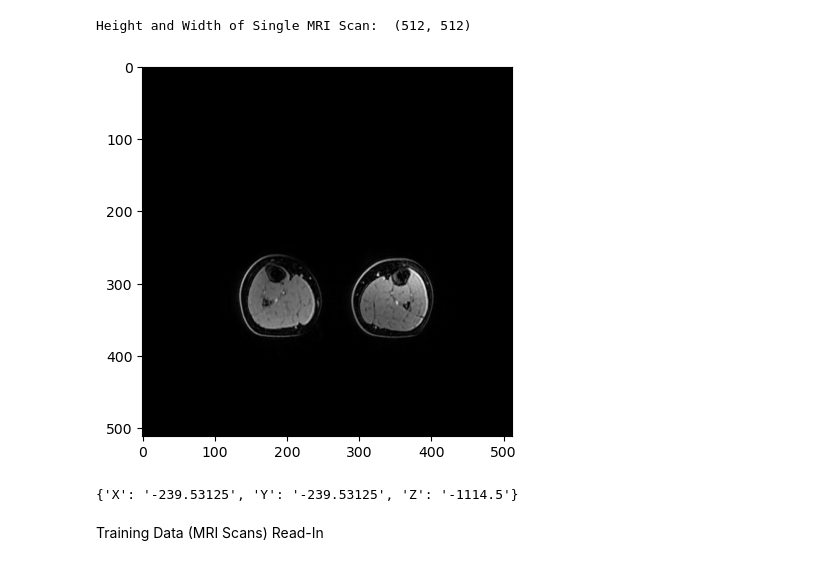
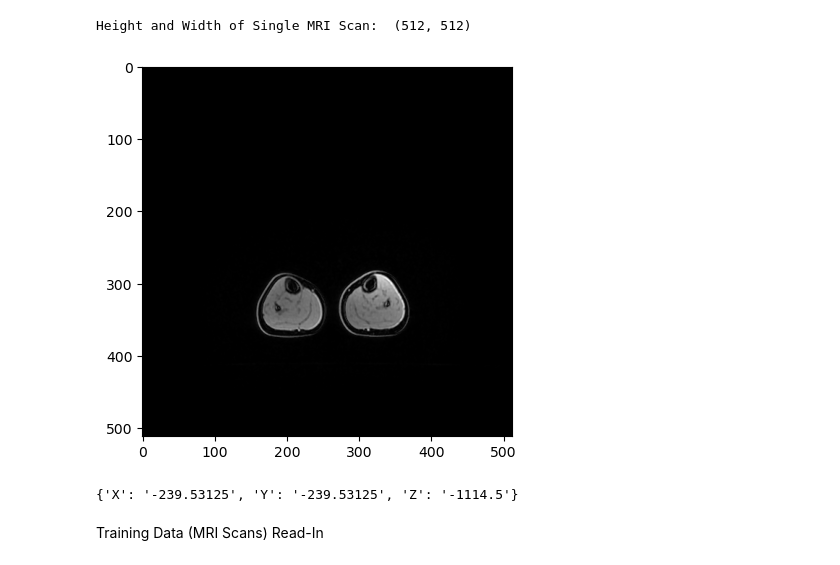
Before and after one commit to asif-jc/H-DenseUNet-CNN, a Jupyter notebook: H-DenseUNet-Mask.ipynb, the cells around one changed output. Cells and saved outputs as stored; diff of their text form; code cells hidden in the pictures.

```diff
--- a/H-DenseUNet-Mask.ipynb
+++ b/H-DenseUNet-Mask.ipynb
@@ -45,23 +49,23 @@ from matplotlib.widgets import Slider
 # %%
 # Understanding the data format
 
 # Read in Diacom file
-example_mri_scan_file = pydicom.dcmread("D:/MRI - Tairawhiti/AutoBindWATER_450/IM-0046-0750.dcm")
+example_mri_scan_file = pydicom.dcmread("D:/MRI - Tairawhiti/AutoBind_WaterWATER_450_15A/IM-0049-0750.dcm")
 
 # Assessing metadata within Diacom file
 example_mri_scan = example_mri_scan_file.pixel_array
 example_mri_scan_coordinate_data = example_mri_scan_file.ImagePositionPatient
 
 print('Height and Width of Single MRI Scan: ', example_mri_scan.shape)
 
 plt.imshow(example_mri_scan, cmap='gray')
 plt.show()
 
 
 print({'X': example_mri_scan_coordinate_data[0], 'Y': example_mri_scan_coordinate_data[1], 'Z': example_mri_scan_coordinate_data[2]})
 # %% [output]
 Height and Width of Single MRI Scan:  (512, 512)
-[figure, old version]
+[figure, new version]
 {'X': '-239.53125', 'Y': '-239.53125', 'Z': '-1114.5'}
 # %% [markdown]
 Training Data (MRI Scans) Read-In
```
Also changed, not shown: parts of 21 cells of this notebook, 7 other files.
